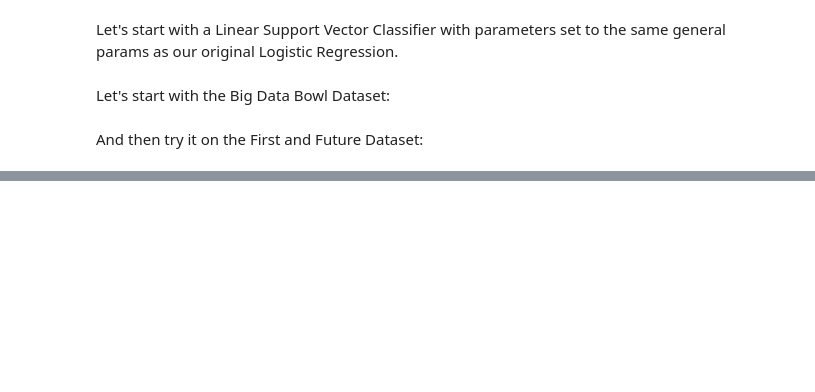
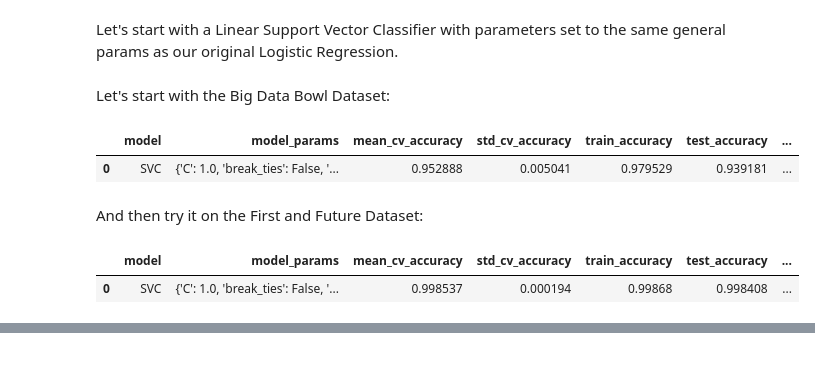
Before and after one commit to LeeMcFarling/AFL_Project_backup, a Jupyter notebook: Modeling/Weekly Assignments/Week_5.ipynb, the cells around one changed output, grey strips where cells are left out. Saved outputs shown, nothing was run; the diff lists cells and outputs as text; code cells hidden in the pictures; blank space fills up the shorter version.

```diff
--- a/Modeling/Weekly Assignments/Week_5.ipynb
+++ b/Modeling/Weekly Assignments/Week_5.ipynb
@@ -62,6 +62,17 @@ from tqdm import tqdm
 random_state = 42
 # %% [markdown]
 ### **Dataset Imports**
+# %%
+# Base Datasets
+BDB_All_Plays_Model_Ready = pd.read_csv("../../BDB_All_Plays_Model_Ready.csv") # Big Data Bowl Dataset
+PDA_Model_Ready = pd.read_csv("../../PDA_Model_Ready.csv") # Punt Data Analytics
+FNF_Model_Ready = pd.read_csv("../../FNF_Model_Ready.csv") # First and Future
+
+
+# PCA and Standardized Datasets
+PDA_PCA_Features = pd.read_csv('../../Feature_Subsets/PDA_PCA_Features.csv')
+FNF_PCA_Features = pd.read_csv('../../Feature_Subsets/FNF_PCA_Features.csv')
+BDB_PCA_Features = pd.read_csv('../../Feature_Subsets/BDB_PCA_Features.csv')
 # %% [markdown]
 ### **Useful Functions**
 
@@ -83,0 +97,8 @@ def train_test_split_data(df, target_col):
+# %%
+PDA_PCA_X_train, PDA_PCA_X_test, PDA_PCA_y_train, PDA_PCA_y_test = train_test_split_data(PDA_PCA_Features, 'Inj_Occured')
+FNF_PCA_X_train, FNF_PCA_X_test, FNF_PCA_y_train, FNF_PCA_y_test = train_test_split_data(FNF_PCA_Features, 'Inj_Occured')
+BDB_PCA_X_train, BDB_PCA_X_test, BDB_PCA_y_train, BDB_PCA_y_test = train_test_split_data(BDB_PCA_Features, 'Inj_Occured')
+
+bdb_X_train, bdb_X_test, bdb_y_train, bdb_y_test = train_test_split_data(BDB_All_Plays_Model_Ready, 'Inj_Occured')
+fnf_X_train, fnf_X_test, fnf_y_train, fnf_y_test = train_test_split_data(FNF_Model_Ready, 'Inj_Occured')
+pda_X_train, pda_X_test, pda_y_train, pda_y_test = train_test_split_data(PDA_Model_Ready, 'Inj_Occured')
@@ -171,58 +261,60 @@ Let's start with the Big Data Bowl Dataset:
 # %%
 params_ = {
     'class_weight' : 'balanced',        # attempt to balance dataset
-    'solver': 'saga',                   # Doc said that this solver is better for larger datasets
-    'penalty': 'l2',                    # default
-    'fit_intercept': 'True',
     'max_iter' : 50000,                 # Iteratively increased this until Convergence Warnings went away
     'tol': 1e-2,                        # Another convergence warning measure
-    'random_state' : 42
-
+    'random_state' : 42,
+    'kernel': 'rbf',
+    'C': 1.0
 
 }
 
-BDB_Linear_SVC_results_df = run_model_classifier(
-    LinearSVC,
-    # BDB_PCA_X_train,
-    # BDB_PCA_y_train,
-    # BDB_PCA_X_test,
-    # BDB_PCA_y_test,
+BDB_SVC_results_df = run_model_classifier(
+    SVC,
+    bdb_X_train_scaled,
+    bdb_y_train,
+    bdb_X_test_scaled,
+    bdb_y_test,
     n_repeats=5,
     n_jobs=-1,
-    run_comment='BDB - Linear SVC',
+    run_comment='BDB - Baseline SVC - rbf kernel',
     return_model=False,
     concat_results=True,
     **params_
     )
 
-BDB_Linear_SVC_results_df
+BDB_SVC_results_df
+# %% [output]
+|  | model | model_params | mean_cv_accuracy | std_cv_accuracy | train_accuracy | test_accuracy | ... |
+| 0 | SVC | {'C': 1.0, 'break_ties': False, '... | 0.952888 | 0.005041 | 0.979529 | 0.939181 | ... |
 # %% [markdown]
 And then try it on the First and Future Dataset:
 # %%
 params_ = {
     'class_weight' : 'balanced',        # attempt to balance dataset
-    'solver': 'saga',                   # Doc said that this solver is better for larger datasets
-    'penalty': 'l2',                    # default
-    'fit_intercept': 'True',
     'max_iter' : 50000,                 # Iteratively increased this until Convergence Warnings went away
     'tol': 1e-2,                        # Another convergence warning measure
-    'random_state' : 42
-
+    'random_state' : 42,
+    'kernel': 'rbf',
+    'C': 1.0
 
 }
 
-FNF_Linear_SVC_results_df = run_model_classifier(
-    LinearSVC,
-    # BDB_PCA_X_train,
-    # BDB_PCA_y_train,
-    # BDB_PCA_X_test,
-    # BDB_PCA_y_test,
+FNF_SVC_results_df = run_model_classifier(
+    SVC,
+    fnf_X_train_scaled,
+    fnf_y_train,
+    fnf_X_test_scaled,
+    fnf_y_test,
     n_repeats=5,
     n_jobs=-1,
-    run_comment='FNF - Linear SVC - Baseline',
+    run_comment='FNF - Baseline SVC - rbf kernel',
     return_model=False,
     concat_results=True,
     **params_
     )
 
-FNF_Linear_SVC_results_df
+FNF_SVC_results_df
+# %% [output]
+|  | model | model_params | mean_cv_accuracy | std_cv_accuracy | train_accuracy | test_accuracy | ... |
+| 0 | SVC | {'C': 1.0, 'break_ties': False, '... | 0.998537 | 0.000194 | 0.99868 | 0.998408 | ... |
```
Also changed, not shown: parts of 40 cells of this notebook.
